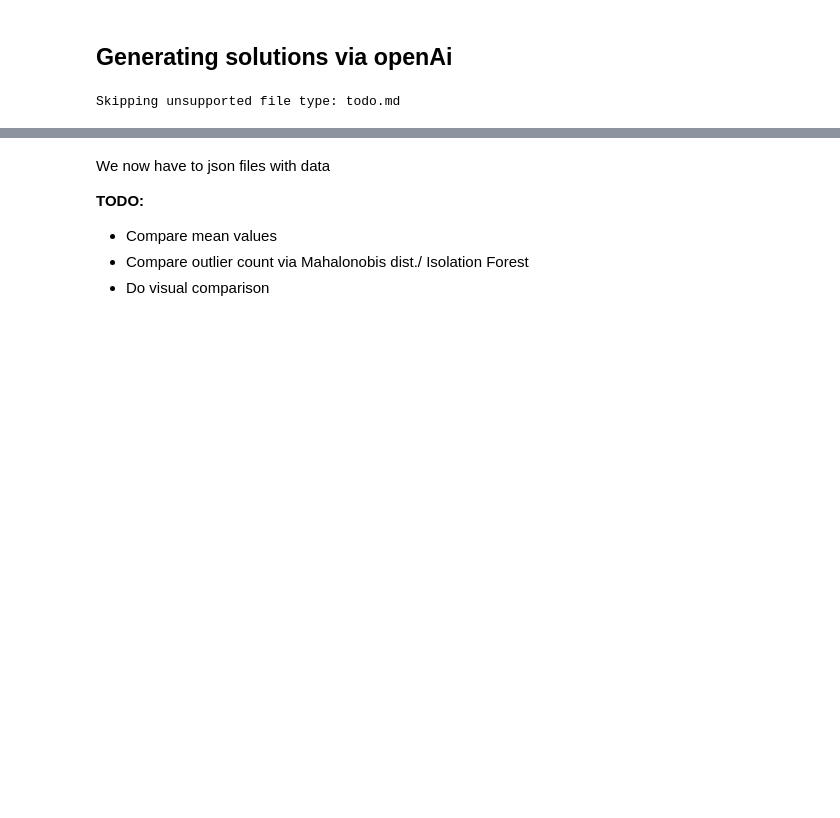
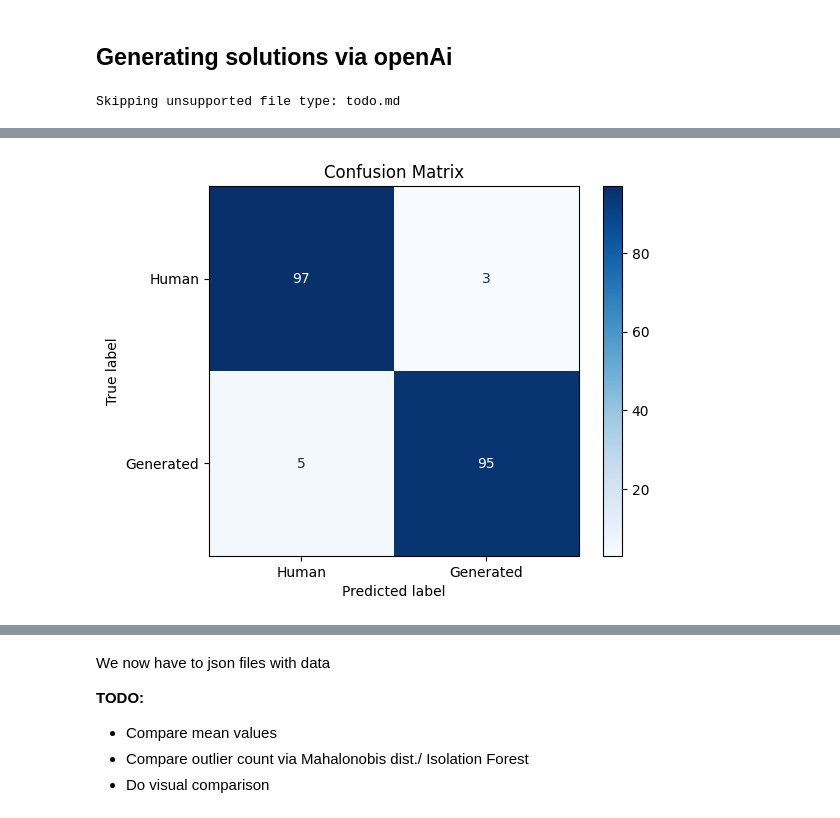
Before and after one commit to maxvonlancaster/olymp-submissions-checker, a Jupyter notebook: submissions-checker.ipynb, the cells around one changed output, grey strips where cells are left out. Drawn from its saved outputs; the diff is of its cells as text; code cells hidden in the pictures; blank space fills up the shorter version.

```diff
--- a/submissions-checker.ipynb
+++ b/submissions-checker.ipynb
@@ -489,0 +494,75 @@ Skipping unsupported file type: todo.md
+# %%
+# count number of items
+import json
+
+filename_geneated = "style_analysis_results_gen.json"
+filename_real = "style_analysis_results.json"
+
+with open(filename_geneated, 'r', encoding='utf-8') as f:
+    generated_data = json.load(f)
+
+with open(filename_real, 'r', encoding='utf-8') as f:
+    real_data = json.load(f)
+
+print(f"Number of generated submissions: {len(generated_data)}")
+print(f"Number of real submissions: {len(real_data)}")
+
+
+# RANDOM FOREST CLASSIFIER
+import numpy as np
+import pandas as pd
+
+from sklearn.model_selection import train_test_split
+from sklearn.ensemble import RandomForestClassifier
+from sklearn.metrics import confusion_matrix, classification_report, ConfusionMatrixDisplay
+import matplotlib.pyplot as plt
+
+FEATURES = [
+    "avg_var_length",
+    "comment_density",
+    "num_variables",
+    "indentation_consistency",
+    "repetition_score",
+    "overexplanation_score"
+]
+
+def to_df(data, label):
+    df = pd.DataFrame(data)
+    df["label"] = label
+    return df
+
+df_gen = to_df(generated_data, 1)
+df_human = to_df(real_data, 0)
+
+df = pd.concat([df_gen, df_human], ignore_index=True)
+
+X = df[FEATURES].values
+y = df["label"].values
+
+X_train, X_test, y_train, y_test = train_test_split(
+    X, y,
+    test_size=0.2,
+    random_state=42,
+    stratify=y
+)
+
+model = RandomForestClassifier(
+    n_estimators=200,
+    max_depth=None,
+    random_state=42,
+    class_weight="balanced"
+)
+
+model.fit(X_train, y_train)
+y_pred = model.predict(X_test)
+
+print("Classification Report:\n")
+print(classification_report(y_test, y_pred))
+
+cm = confusion_matrix(y_test, y_pred)
+
+disp = ConfusionMatrixDisplay(confusion_matrix=cm, display_labels=["Human", "Generated"])
+disp.plot(cmap="Blues")
+plt.title("Confusion Matrix")
+plt.show()
+# %% [output]
@@ -489,0 +581 @@ Skipping unsupported file type: todo.md
+[figure, added]
```
Also changed, not shown: parts of 8 cells of this notebook.
